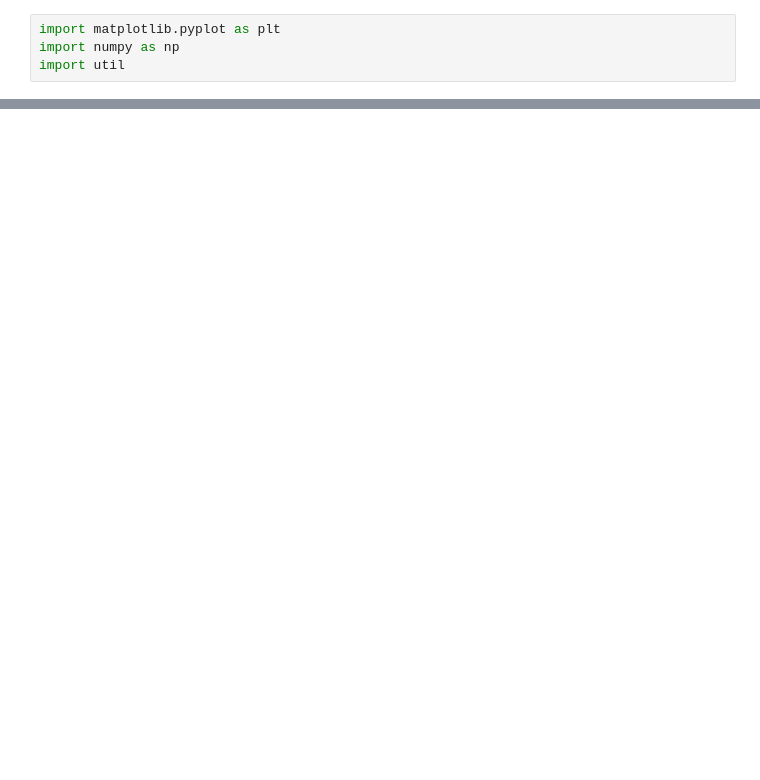
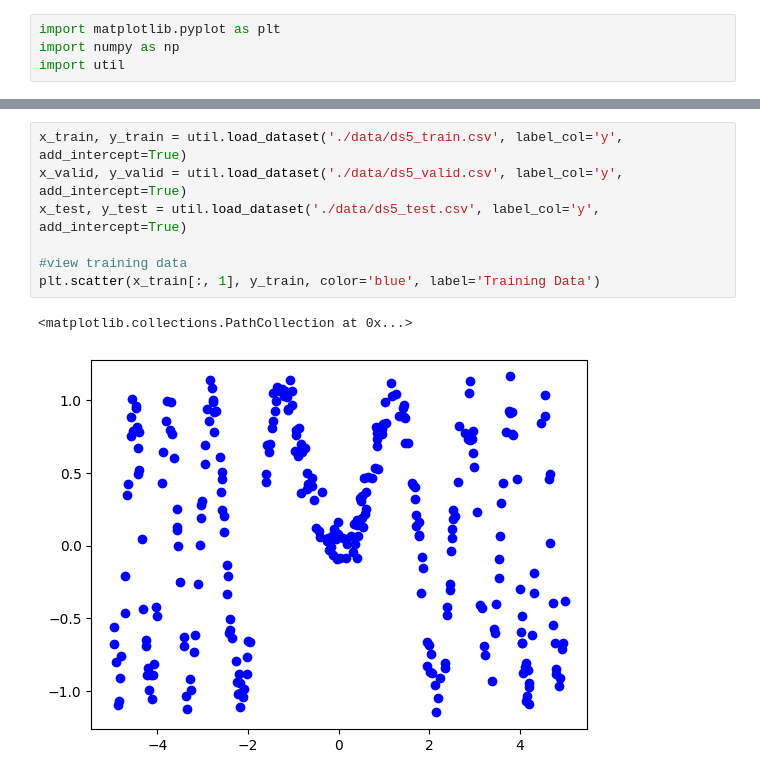
Before and after one commit to vipulpandey12345/Linear-Regression, a Jupyter notebook: experiments.ipynb, the cells around one changed output, grey strips where cells are left out. Cells and saved outputs as stored; diff of their text form; blank space fills up the shorter version.

Commit message:
simple regression plot

```diff
--- a/experiments.ipynb
+++ b/experiments.ipynb
@@ -44 +47,11 @@ class LocallyWeightedLinearRegression(LinearModel):
         # *** END CODE HERE ***
+# %%
+x_train, y_train = util.load_dataset('./data/ds5_train.csv', label_col='y', add_intercept=True)
+x_valid, y_valid = util.load_dataset('./data/ds5_valid.csv', label_col='y', add_intercept=True)
+x_test, y_test = util.load_dataset('./data/ds5_test.csv', label_col='y', add_intercept=True)
+
+#view training data
+plt.scatter(x_train[:, 1], y_train, color='blue', label='Training Data')
+# %% [output]
+<matplotlib.collections.PathCollection at 0x...>
+[figure, added]
```
Also changed, not shown: parts of 2 cells of this notebook.
